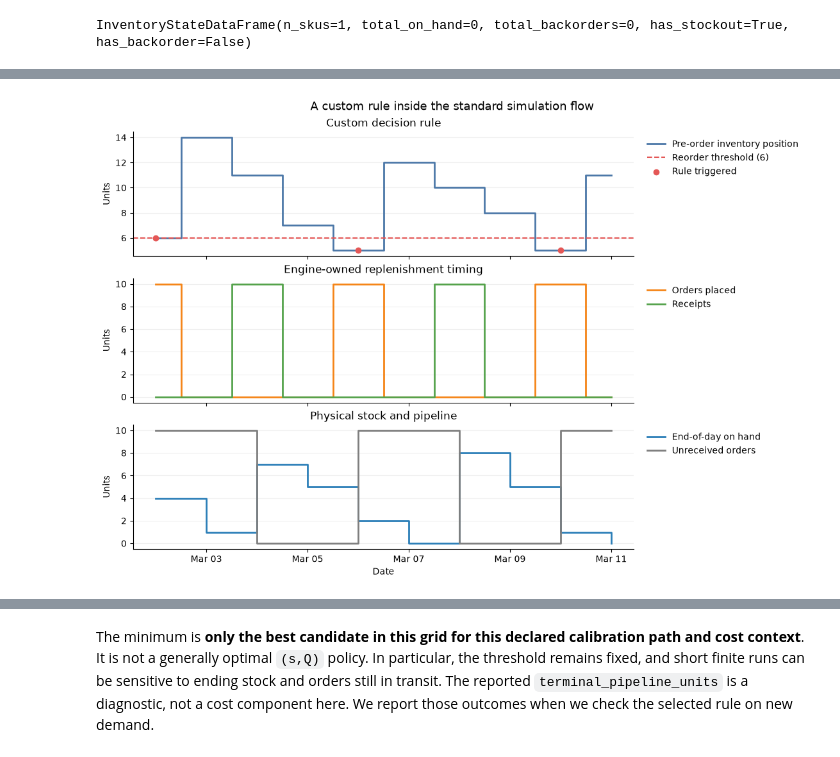
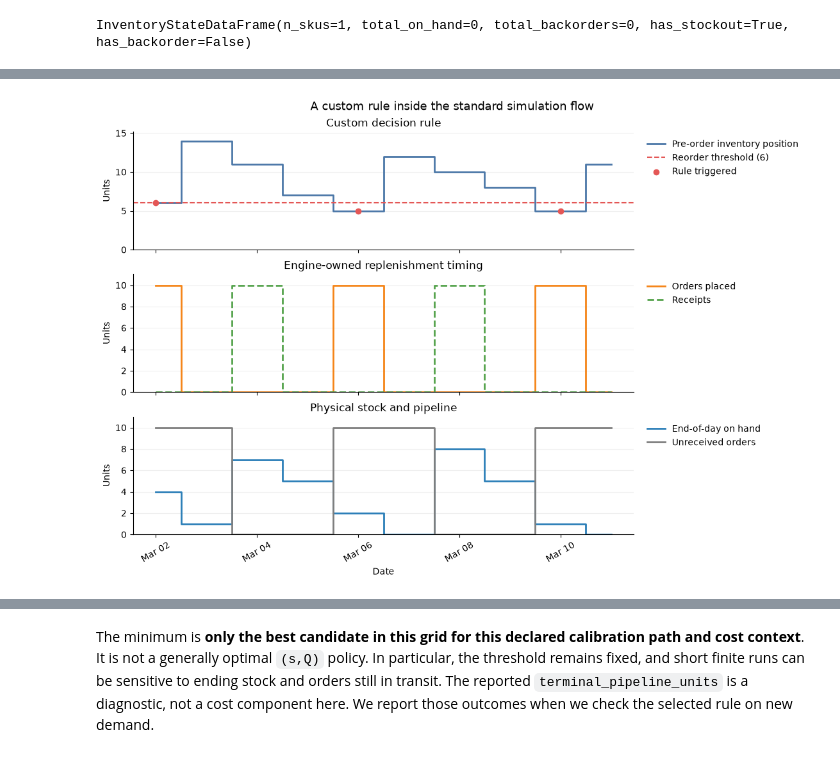
Before and after one commit to FilTheo/stockcast, a Jupyter notebook: examples/notebooks/05_custom_policies.ipynb, the cells around one changed output, grey strips where cells are left out. Saved outputs shown, nothing was run; the diff lists cells and outputs as text; code cells hidden in the pictures.

```diff
--- a/examples/notebooks/05_custom_policies.ipynb
+++ b/examples/notebooks/05_custom_policies.ipynb
@@ -262,16 +264,10 @@ The period-0 event shows that ordering 10 units leaves physical on-hand at 6 whi
 # %%
-# One canonical row per SKU and demand period in this scenario.
-events = result.to_event_frame(window='all')
-opening_event = events.loc[events['demand_period'].eq(0)].copy()
-period_events = events.loc[events['event_type'].eq('period')].copy()
+events = result.to_event_frame(window="all")
+period_events = events.loc[events["event_type"].eq("period")].copy()
 # With no callbacks or constraints, the accepted quantity is the policy request.
-period_events['pre_order_inventory_position'] = period_events['decision_inventory_position']
-period_events['rule_triggered'] = (
-    period_events['pre_order_inventory_position'] <= reorder_threshold
+period_events["pre_order_inventory_position"] = period_events[
+    "decision_inventory_position"
+]
+period_events["rule_triggered"] = (
+    period_events["pre_order_inventory_position"] <= reorder_threshold
 )
-
-print(f"Engine events: {len(events)} rows (ten demand periods including the first decision)")
-print('\nFirst demand epoch and its pre-demand order')
-print(opening_event[[
-    'event_type', 'date', 'order_quantity', 'ending_on_hand', 'on_order_end',
-]].to_string(index=False))
@@ -350,52 +334,76 @@ The first order is placed before the first demand. It enters the pipeline and ar
 # %%
-fig, axes = plt.subplots(3, 1, figsize=(11, 7.5), sharex=True, layout='constrained')
+fig, axes = plt.subplots(3, 1, figsize=(11, 7.5), sharex=True, layout="constrained")
 
 # Step lines suit values that remain in effect over discrete inventory periods.
 axes[0].step(
-    period_events['date'], period_events['pre_order_inventory_position'],
-    where='mid', linewidth=2, color='#4C78A8', label='Pre-order inventory position',
+    period_events["date"],
+    period_events["pre_order_inventory_position"],
+    where="mid",
+    linewidth=2,
+    color=DEMAND_COLOR,
+    label="Pre-order inventory position",
 )
 axes[0].axhline(
-    reorder_threshold, color='#E45756', linestyle='--',
-    label=f'Reorder threshold ({reorder_threshold:g})',
+    reorder_threshold,
+    color=THRESHOLD_COLOR,
+    linestyle="--",
+    label=f"Reorder threshold ({reorder_threshold:g})",
 )
-triggered = period_events.loc[period_events['rule_triggered']]
+triggered = period_events.loc[period_events["rule_triggered"]]
 axes[0].scatter(
-    triggered['date'], triggered['pre_order_inventory_position'],
-    color='#E45756', zorder=3, label='Rule triggered',
+    triggered["date"],
+    triggered["pre_order_inventory_position"],
+    color=THRESHOLD_COLOR,
+    zorder=3,
+    label="Rule triggered",
 )
-axes[0].set(title='Custom decision rule', ylabel='Units')
+axes[0].set(title="Custom decision rule", ylabel="Units")
 
 axes[1].step(
-    period_events['date'], period_events['order_quantity'], where='mid',
-    linewidth=2, color='#F58518', label='Orders placed',
+    period_events["date"],
+    period_events["order_quantity"],
+    where="mid",
+    linewidth=2,
+    color=ORDER_COLOR,
+    label="Orders placed",
 )
 axes[1].step(
-    period_events['date'], period_events['received_units'], where='mid',
-    linewidth=2, color='#54A24B', label='Receipts',
+    period_events["date"],
+    period_events["received_units"],
+    where="mid",
+    linewidth=2,
+    linestyle="--",
+    color=RECEIPT_COLOR,
+    label="Receipts",
 )
-axes[1].set(title='Engine-owned replenishment timing', ylabel='Units')
+axes[1].set(title="Engine-owned replenishment timing", ylabel="Units")
 
 axes[2].step(
-    period_events['date'], period_events['ending_on_hand'], where='post',
-    linewidth=2, color='#2C7FB8', label='End-of-day on hand',
+    period_events["date"],
+    period_events["ending_on_hand"],
+    where="mid",
+    linewidth=2,
+    color=STOCK_COLOR,
+    label="End-of-day on hand",
 )
 axes[2].step(
-    period_events['date'], period_events['on_order_end'], where='post',
-    linewidth=2, color='#7F7F7F', label='Unreceived orders',
+    period_events["date"],
+    period_events["on_order_end"],
+    where="mid",
+    linewidth=2,
+    color=PIPELINE_COLOR,
+    label="Unreceived orders",
 )
-axes[2].set(title='Physical stock and pipeline', xlabel='Date', ylabel='Units')
-axes[2].xaxis.set_major_locator(mdates.DayLocator(interval=2))
-axes[2].xaxis.set_major_formatter(mdates.DateFormatter('%b %d'))
+axes[2].set(title="Physical stock and pipeline", xlabel="Date", ylabel="Units")
 
 for ax in axes:
-    ax.legend(frameon=False, loc='upper left', bbox_to_anchor=(1.01, 1.0))
-    ax.grid(axis='y', alpha=0.2)
-    ax.spines[['top', 'right']].set_visible(False)
-fig.suptitle('A custom rule inside the standard simulation flow', fontsize=13)
+    ax.legend(frameon=False, loc="upper left", bbox_to_anchor=(1.01, 1.0))
+    style_axis(ax)
+format_dates(axes[2], list(period_events["date"][::2]))
+fig.suptitle("A custom rule inside the standard simulation flow", fontsize=13)
 plt.show()
 # %% [output]
-[figure, old version]
+[figure, new version]
 # %% [markdown]
 ## 6. Tune the fixed quantity against declared costs
 
```
Also changed, not shown: parts of 38 cells of this notebook.
